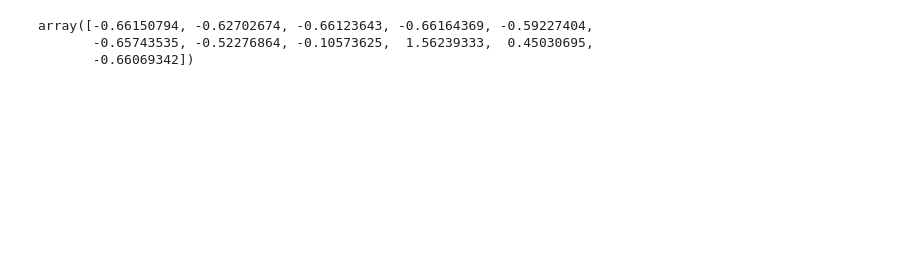
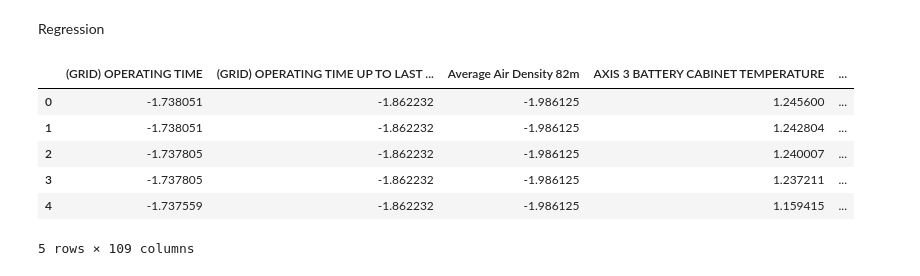
Before and after one commit to Cmerdman/hack2022, a Jupyter notebook: AEP_Cam.ipynb, the cells around one changed output. Saved outputs shown, nothing was run; the diff lists cells and outputs as text; code cells hidden in the pictures; blank space fills up the shorter version.

```diff
--- a/AEP_Cam.ipynb
+++ b/AEP_Cam.ipynb
@@ -12,0 +19,16 @@ dat = dat.drop("Unnamed: 0", axis=1)
+# %%
+datA = pd.read_csv("cleaned/datAClean.csv")
+datB = pd.read_csv("cleaned/datBClean.csv")
+datC = pd.read_csv("cleaned/datCClean.csv")
+datD = pd.read_csv("cleaned/datDClean.csv")
+datE = pd.read_csv("cleaned/datEClean.csv")
+datF = pd.read_csv("cleaned/datFClean.csv")
+datG = pd.read_csv("cleaned/datGClean.csv")
+datH = pd.read_csv("cleaned/datHClean.csv")
+datI = pd.read_csv("cleaned/datIClean.csv")
+datJ = pd.read_csv("cleaned/datJClean.csv")
+
+dats = [datA, datB, datC, datD, datE, datF, datG, datH, datI, datJ]
+dat = pd.concat(dats)
+
+dat = dat.drop("Unnamed: 0", axis=1)
@@ -43,6 +48,0 @@ list(dat.columns)
-# %%
-dat['TURBINE STATUS SCADA'].unique()
-# %% [output]
-array([-0.66150794, -0.62702674, -0.66123643, -0.66164369, -0.59227404,
-       -0.65743535, -0.52276864, -0.10573625,  1.56239333,  0.45030695,
-       -0.66069342])
@@ -48,0 +51,21 @@ array([-0.66150794, -0.62702674, -0.66123643, -0.66164369, -0.59227404,
+# %%
+dat = dat.dropna()
+# %% [markdown]
+Regression
+# %%
+yColumns = ['Date & Time', 'onLineStatus', 'okStatus', 'runUpStatus', 'repairStatus', 'maintenanceStatus', 'faultStatus', 'gridFaultStatus', 'weatherOutageStatus', 'externalOutageStatus']
+
+X = dat.drop(columns = yColumns,axis=1)
+Y = dat['onLineStatus']
+
+x_train, x_test, y_train, y_test = train_test_split(X, Y, test_size = 0.33, random_state=45)
+# %%
+X.head()
+# %% [output]
+|  | (GRID) OPERATING TIME | (GRID) OPERATING TIME UP TO LAST ... | Average Air Density 82m | AXIS 3 BATTERY CABINET TEMPERATURE | ... |
+| 0 | -1.738051 | -1.862232 | -1.986125 | 1.245600 | ... |
+| 1 | -1.738051 | -1.862232 | -1.986125 | 1.242804 | ... |
+| 2 | -1.737805 | -1.862232 | -1.986125 | 1.240007 | ... |
+| 3 | -1.737805 | -1.862232 | -1.986125 | 1.237211 | ... |
+| 4 | -1.737559 | -1.862232 | -1.986125 | 1.159415 | ... |
+5 rows × 109 columns
```
Also changed, not shown: parts of 15 cells of this notebook, 1 other file.
